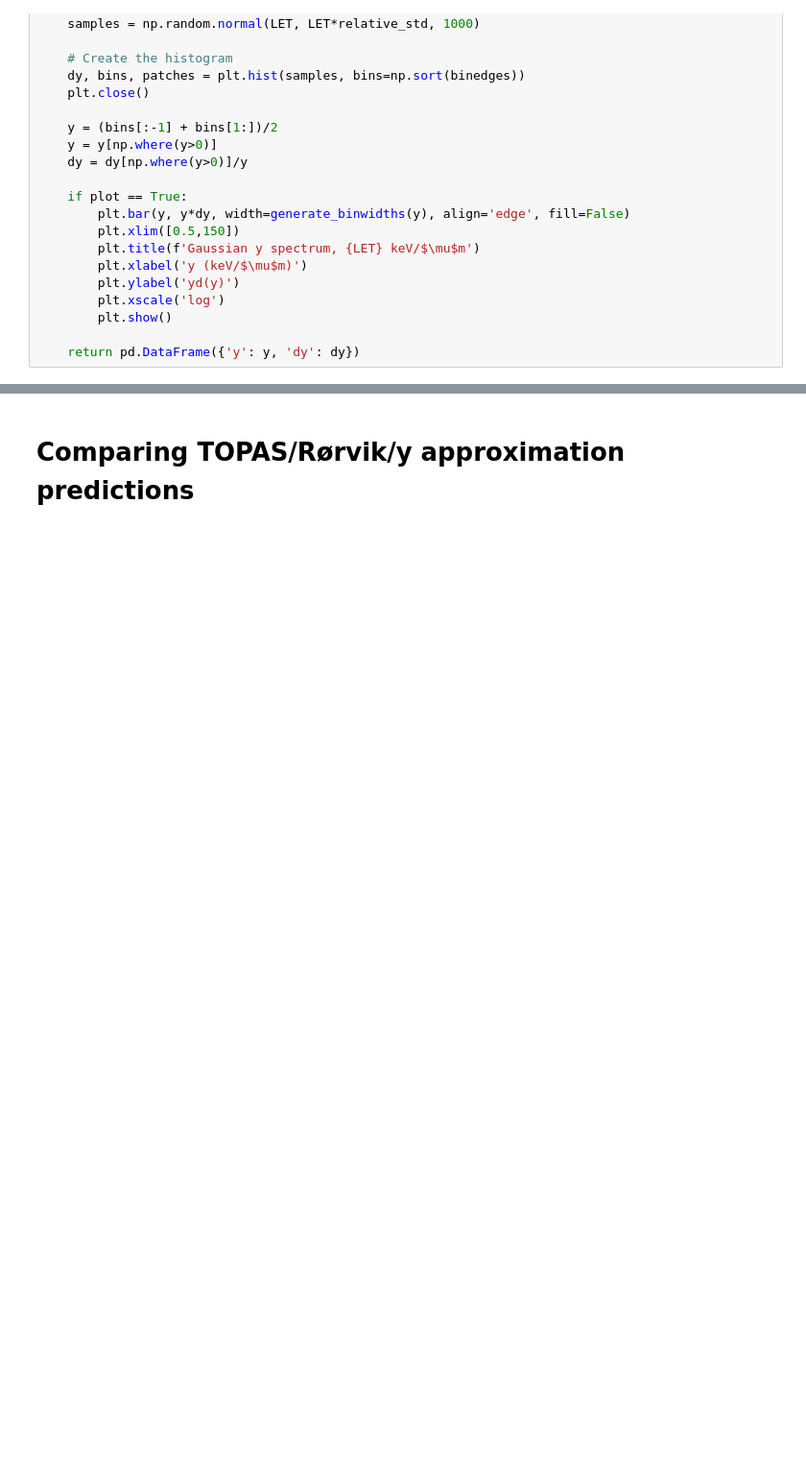
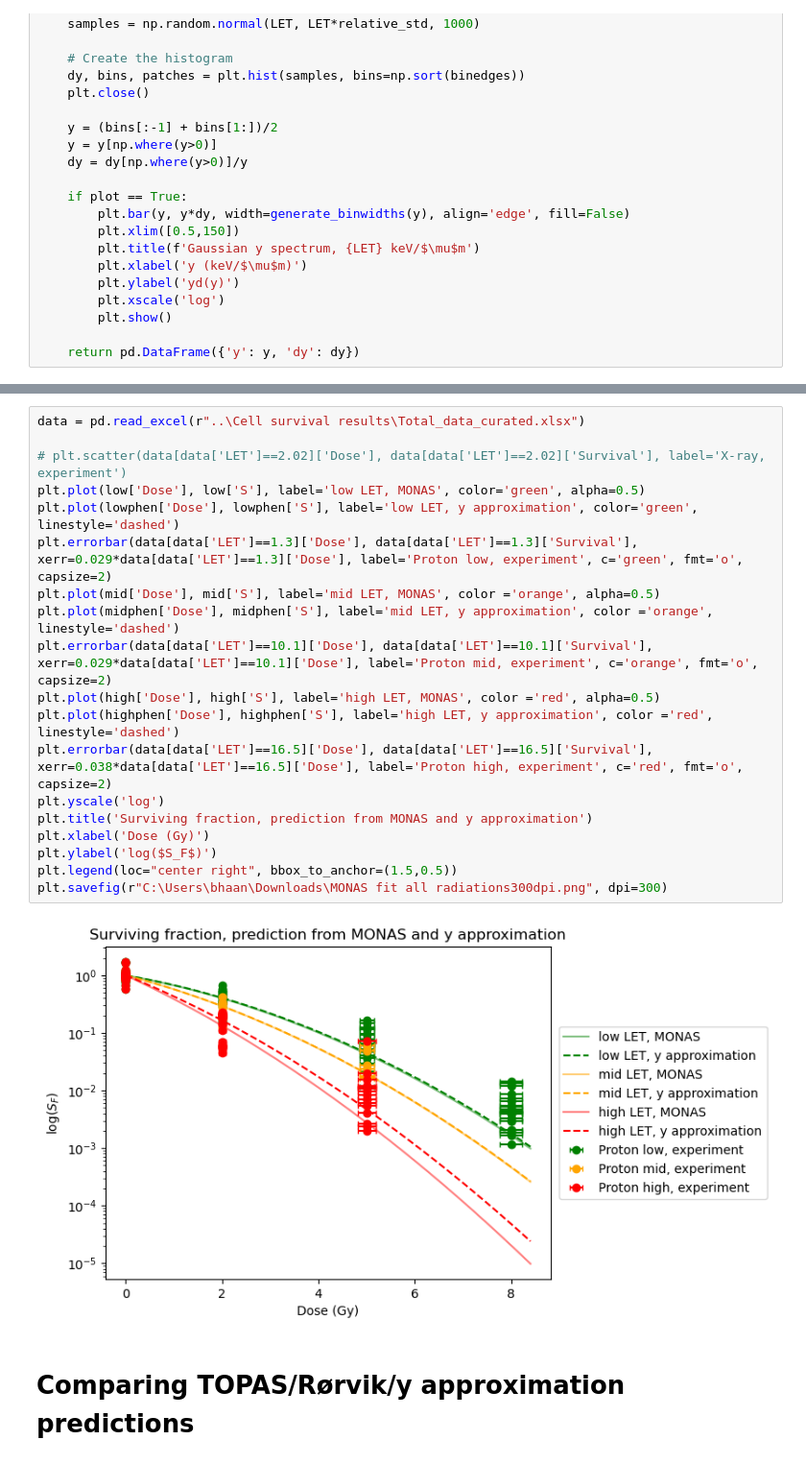
Before and after one commit to BrittHaanen15/Thesis_project, a Jupyter notebook: Python codes/MONAS data analysis.ipynb, the cells around one changed output, grey strips where cells are left out. Shown at 96% size. Drawn from its saved outputs; the diff is of its cells as text; blank space fills up the shorter version.

```diff
--- a/Python codes/MONAS data analysis.ipynb
+++ b/Python codes/MONAS data analysis.ipynb
@@ -480,3 +480,24 @@ highphen = spectrum_calc(Generate_Gaussian_y(16.5, bin_edges(ylow['y']), exponen
+# %%
+data = pd.read_excel(r"..\Cell survival results\Total_data_curated.xlsx")
+
+# plt.scatter(data[data['LET']==2.02]['Dose'], data[data['LET']==2.02]['Survival'], label='X-ray, experiment')
+plt.plot(low['Dose'], low['S'], label='low LET, MONAS', color='green', alpha=0.5)
+plt.plot(lowphen['Dose'], lowphen['S'], label='low LET, y approximation', color='green', linestyle='dashed')
+plt.errorbar(data[data['LET']==1.3]['Dose'], data[data['LET']==1.3]['Survival'], xerr=0.029*data[data['LET']==1.3]['Dose'], label='Proton low, experiment', c='green', fmt='o', capsize=2)
+plt.plot(mid['Dose'], mid['S'], label='mid LET, MONAS', color ='orange', alpha=0.5)
+plt.plot(midphen['Dose'], midphen['S'], label='mid LET, y approximation', color ='orange', linestyle='dashed')
+plt.errorbar(data[data['LET']==10.1]['Dose'], data[data['LET']==10.1]['Survival'], xerr=0.029*data[data['LET']==10.1]['Dose'], label='Proton mid, experiment', c='orange', fmt='o', capsize=2)
+plt.plot(high['Dose'], high['S'], label='high LET, MONAS', color ='red', alpha=0.5)
+plt.plot(highphen['Dose'], highphen['S'], label='high LET, y approximation', color ='red', linestyle='dashed')
+plt.errorbar(data[data['LET']==16.5]['Dose'], data[data['LET']==16.5]['Survival'], xerr=0.038*data[data['LET']==16.5]['Dose'], label='Proton high, experiment', c='red', fmt='o', capsize=2)
+plt.yscale('log')
+plt.title('Surviving fraction, prediction from MONAS and y approximation')
+plt.xlabel('Dose (Gy)')
+plt.ylabel('log($S_F$)')
+plt.legend(loc="center right", bbox_to_anchor=(1.5,0.5))
+plt.savefig(r"C:\Users\bhaan\Downloads\MONAS fit all radiations300dpi.png", dpi=300)
+# %% [output]
+[figure, added]
 # %% [markdown]
 # Comparing TOPAS/Rørvik/y approximation predictions
 # %%
```
Also changed, not shown: parts of 1 cell of this notebook, 1 other file.
